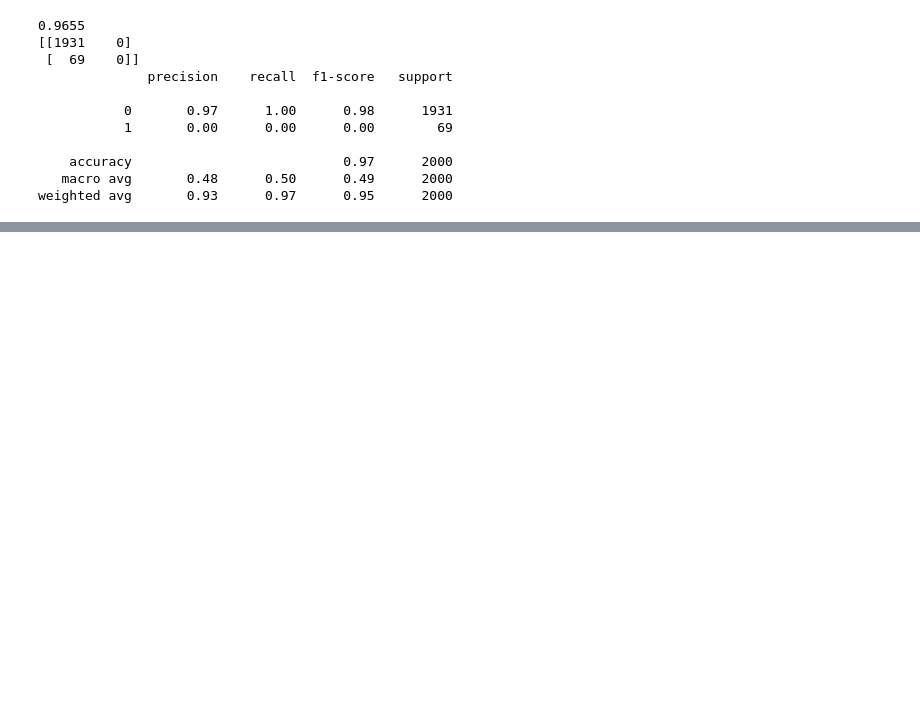
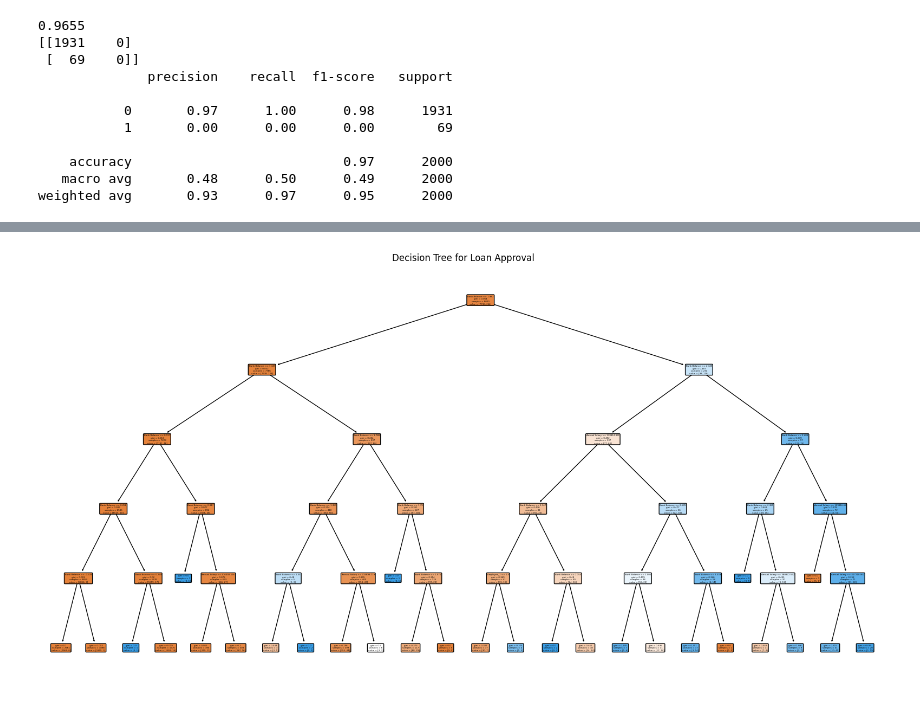
Before and after one commit to zhihaohong52/bc3415, a Jupyter notebook: loan_default.ipynb, the cells around one changed output, grey strips where cells are left out. Cells and saved outputs as stored; diff of their text form; code cells hidden in the pictures; blank space fills up the shorter version.

```diff
--- a/loan_default.ipynb
+++ b/loan_default.ipynb
@@ -232,3 +232,10 @@ print(classification_report(y_test, y_pred5))
     accuracy                           0.97      2000
    macro avg       0.48      0.50      0.49      2000
 weighted avg       0.93      0.97      0.95      2000
+# %%
+model6 = tree.DecisionTreeClassifier(max_depth=5)
+model6.fit(X_train, y_train)
+y_pred6 = model6.predict(X_test)
+print(accuracy_score(y_test, y_pred6))
+print(confusion_matrix(y_test, y_pred6))
+print(classification_report(y_test, y_pred6))
@@ -234,0 +254,7 @@ weighted avg       0.93      0.97      0.95      2000
+# %%
+plt.figure(figsize=(20, 10))
+tree.plot_tree(model6, feature_names=X_train.columns, filled=True, rounded=True)
+plt.title("Decision Tree for Loan Approval")
+plt.show()
+# %% [output]
+[figure, added]
```
Also changed, not shown: parts of 2 cells of this notebook.
